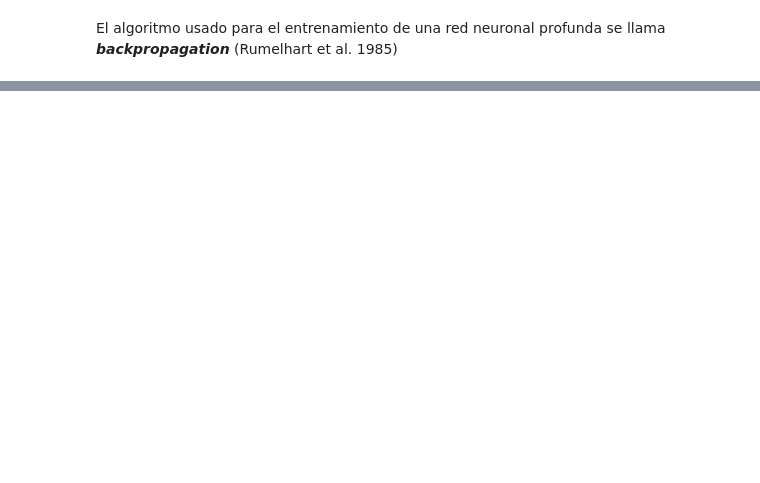
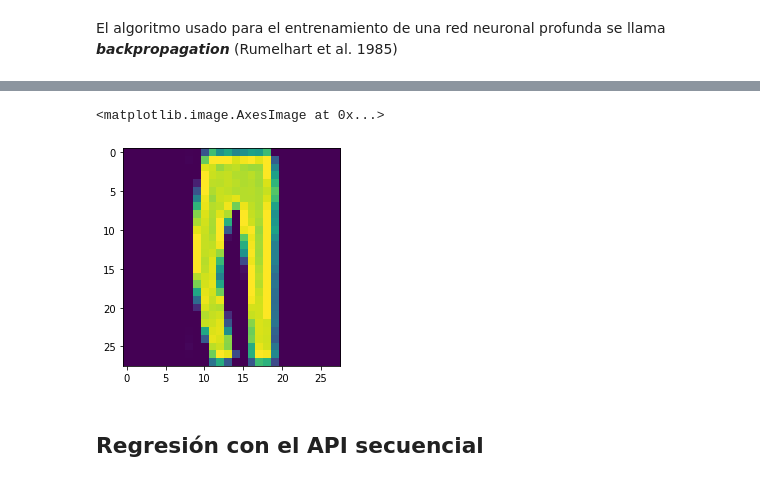
Before and after one commit to graemecan/machine_learning, a Jupyter notebook: 10_intro_rna.ipynb, the cells around one changed output, grey strips where cells are left out. Saved outputs shown, nothing was run; the diff lists cells and outputs as text; code cells hidden in the pictures; blank space fills up the shorter version.

```diff
--- a/10_intro_rna.ipynb
+++ b/10_intro_rna.ipynb
@@ -149,0 +547,7 @@ El algoritmo usado para el entrenamiento de una red neuronal profunda se llama *
+# %%
+imshow(X_test[2,:])
+# %% [output]
+<matplotlib.image.AxesImage at 0x...>
+[figure, added]
+# %% [markdown]
+## Regresión con el API secuencial
```
Also changed, not shown: parts of 187 cells of this notebook, 14 other files.
